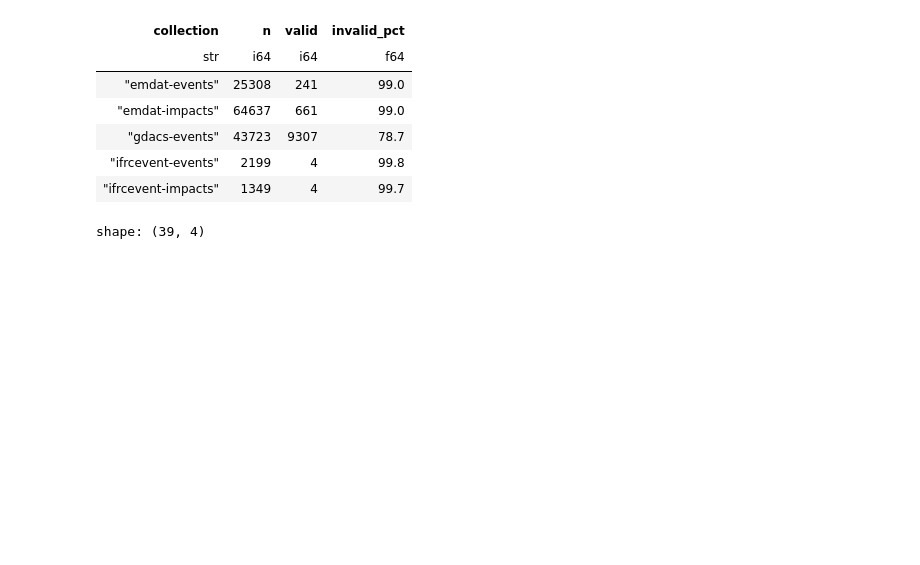
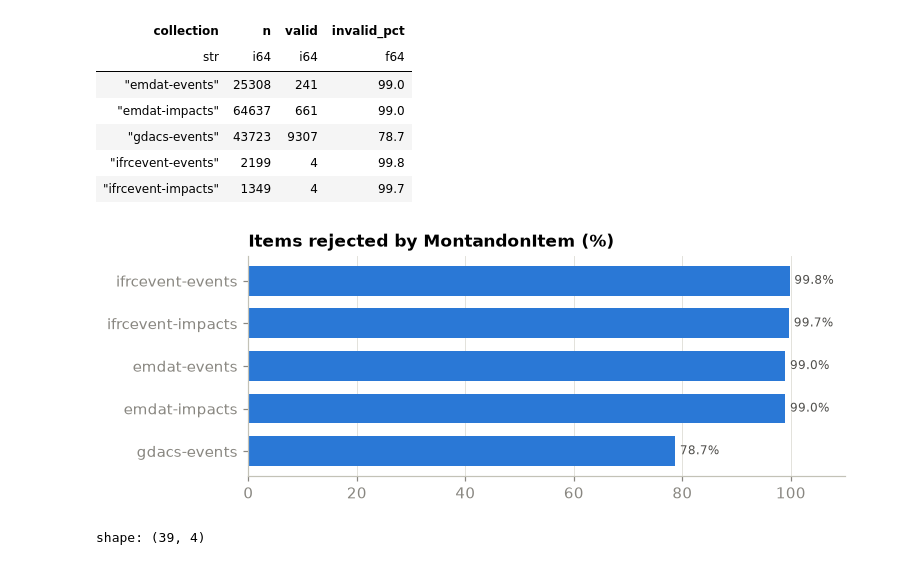
Before and after one commit to jbugli-NJ/fall-2026-group2, a Jupyter notebook: notebooks/eda_nb.ipynb, the cells around one changed output. Cells and saved outputs as stored; diff of their text form; code cells hidden in the pictures; blank space fills up the shorter version.

```diff
--- a/notebooks/eda_nb.ipynb
+++ b/notebooks/eda_nb.ipynb
@@ -285,6 +404,14 @@ shape: (5, 4)
 | "gdacs-events" | 43723 | 9307 | 78.7 |
 | "ifrcevent-events" | 2199 | 4 | 99.8 |
 | "ifrcevent-impacts" | 1349 | 4 | 99.7 |
+# %%
+# Share of each collection the current schema rejects
+v = validation.sort("invalid_pct", descending=True)
+ax = hbar(v["collection"].to_list(), v["invalid_pct"].to_list(), "Items rejected by MontandonItem (%)", fmt="{:.1f}%")
+ax.set_xlim(0, 110)
+plt.show()
+# %% [output]
+[figure, added]
 # %%
 validation_reasons
 # %% [output]
```
Also changed, not shown: parts of 24 cells of this notebook, 1 other file.
